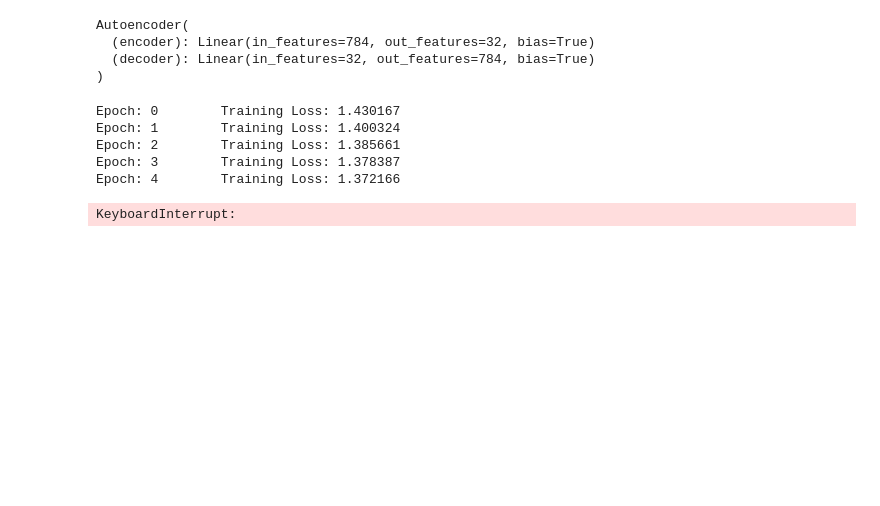
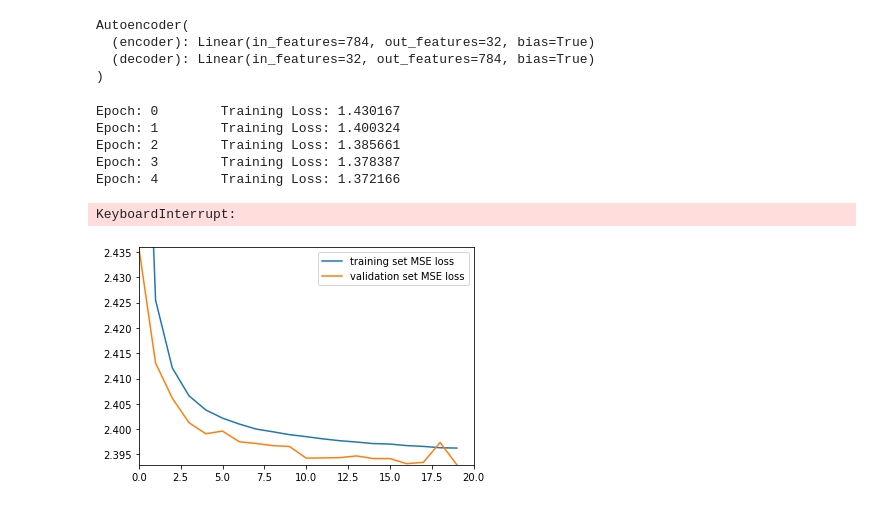
Before and after one commit to adamnpeace/deep-learning-cw2, a Jupyter notebook: 2-denoising-autoencoder/q2.ipynb, the cells around one changed output. Cells and saved outputs as stored; diff of their text form; code cells hidden in the pictures; blank space fills up the shorter version.

```diff
--- a/2-denoising-autoencoder/q2.ipynb
+++ b/2-denoising-autoencoder/q2.ipynb
@@ -194,7 +194,7 @@ def train(train_loader):
             train_loss
             ))
 # %%
-train_loss = train(train_loader)
+train_loss, val_loss = train()
 # %% [output]
 Epoch: 0        Training Loss: 1.430167
 Epoch: 1        Training Loss: 1.400324
@@ -203,11 +203,18 @@ Epoch: 3        Training Loss: 1.378387
 Epoch: 4        Training Loss: 1.372166
 KeyboardInterrupt:
 # %%
-def loss_plot(loss_training):
-    plt.axis([-10, epoch, min(loss_training) - 0.005, max(loss_training)])
-    plt.plot(loss_training, label='training set loss')
+def loss_plot(loss_training, loss_type):
+    if loss_type is "training":
+        plot_label = 'training set MSE loss'
+    elif loss_type is "validation":
+        plot_label = 'validation set MSE loss'
+    plt.axis([0, 20, min(loss_training), max(loss_training)])
+    plt.plot(loss_training, label=plot_label)
     plt.legend(loc='upper right')
 # %%
-loss_plot(train_loss)
+loss_plot(train_loss, "training")
+loss_plot(val_loss, "validation")
+# %% [output]
+[figure, added]
 # %%
 def test():
```
Also changed, not shown: parts of 1 cell of this notebook.
